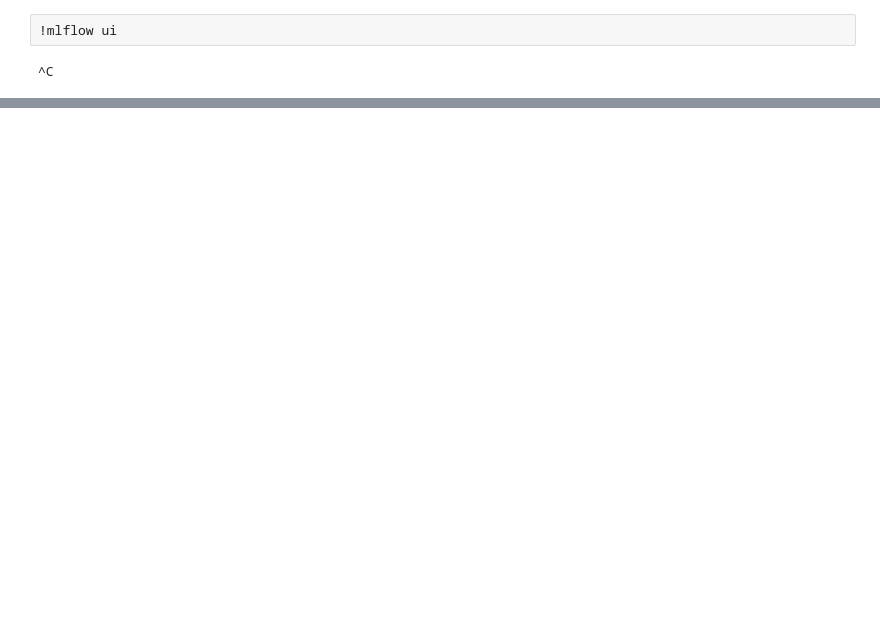
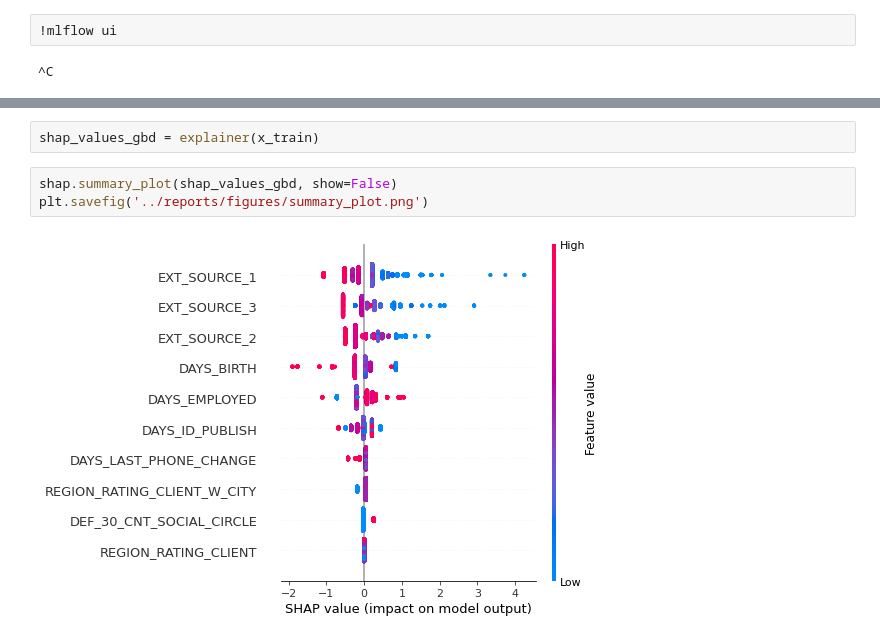
Before and after one commit to NordineOub/Home-Credit-Risk-Classification-ML, a Jupyter notebook: notebooks/ETL.ipynb, the cells around one changed output, grey strips where cells are left out. Saved outputs shown, nothing was run; the diff lists cells and outputs as text; blank space fills up the shorter version.

```diff
--- a/notebooks/ETL.ipynb
+++ b/notebooks/ETL.ipynb
@@ -281,0 +340,7 @@ with mlflow.start_run() as run:
+# %%
+shap_values_gbd = explainer(x_train)
+# %%
+shap.summary_plot(shap_values_gbd, show=False)
+plt.savefig('../reports/figures/summary_plot.png')
+# %% [output]
+[figure, added]
```
Also changed, not shown: parts of 31 cells of this notebook, 25 other files.
